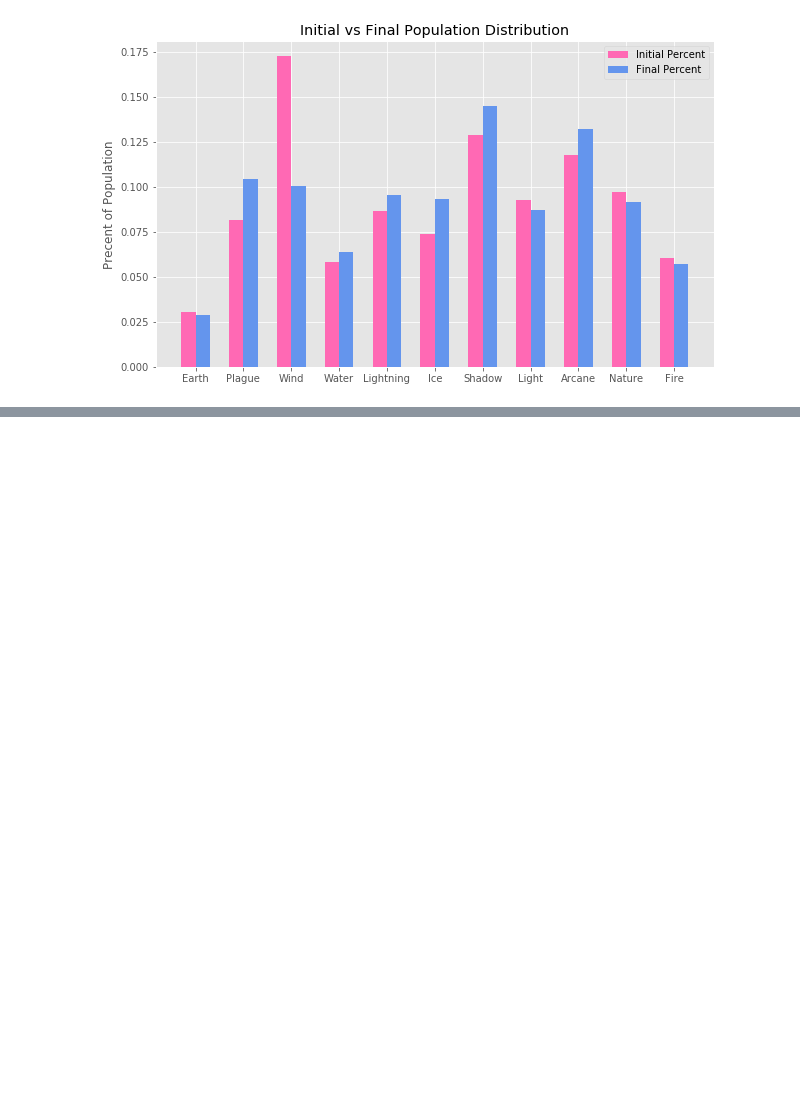
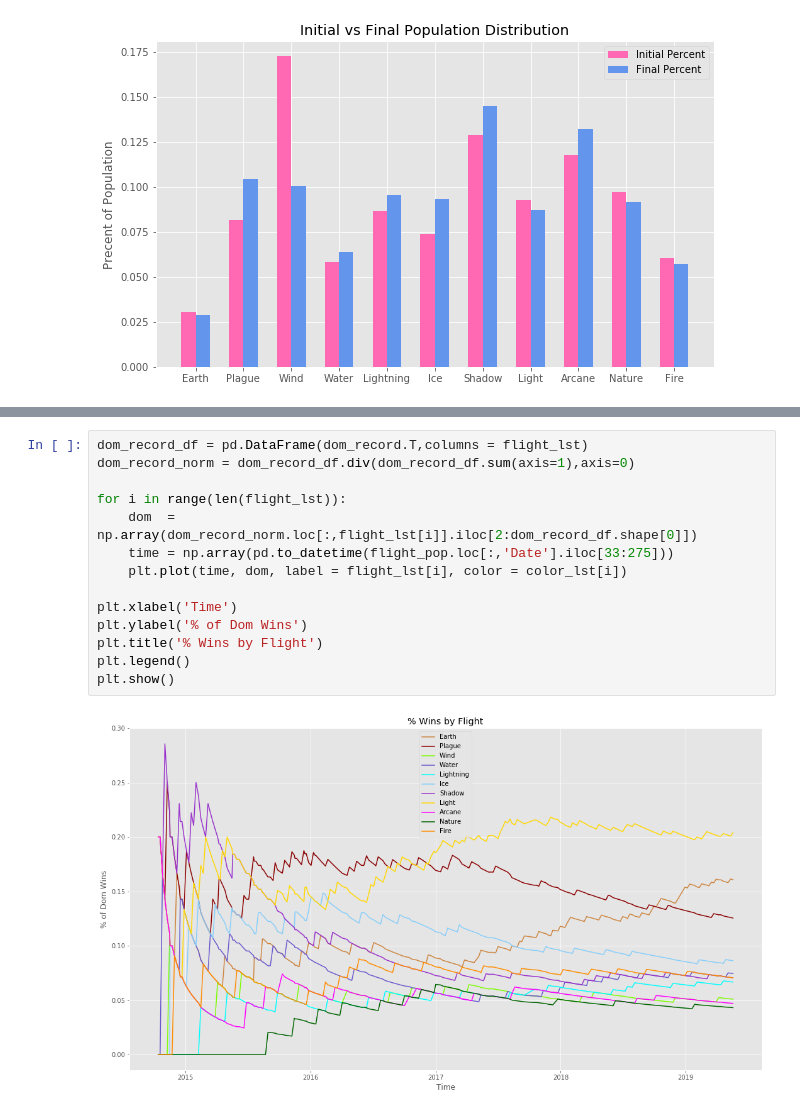
Before and after one commit to voetberg/FlightRising_Stats, a Jupyter notebook: Dom_Population.ipynb, the cells around one changed output, grey strips where cells are left out. Drawn from its saved outputs; the diff is of its cells as text; blank space fills up the shorter version.

```diff
--- a/Dom_Population.ipynb
+++ b/Dom_Population.ipynb
@@ -103,0 +153,16 @@ Text(0, 0.5, 'Precent of Population')
+# %%
+dom_record_df = pd.DataFrame(dom_record.T,columns = flight_lst)
+dom_record_norm = dom_record_df.div(dom_record_df.sum(axis=1),axis=0)
+
+for i in range(len(flight_lst)):
+    dom  = np.array(dom_record_norm.loc[:,flight_lst[i]].iloc[2:dom_record_df.shape[0]])
+    time = np.array(pd.to_datetime(flight_pop.loc[:,'Date'].iloc[33:275]))
+    plt.plot(time, dom, label = flight_lst[i], color = color_lst[i])
+
+plt.xlabel('Time')
+plt.ylabel('% of Dom Wins')
+plt.title('% Wins by Flight')
+plt.legend()
+plt.show()
+# %% [output]
+[figure, added]
```
Also changed, not shown: parts of 6 cells of this notebook.
